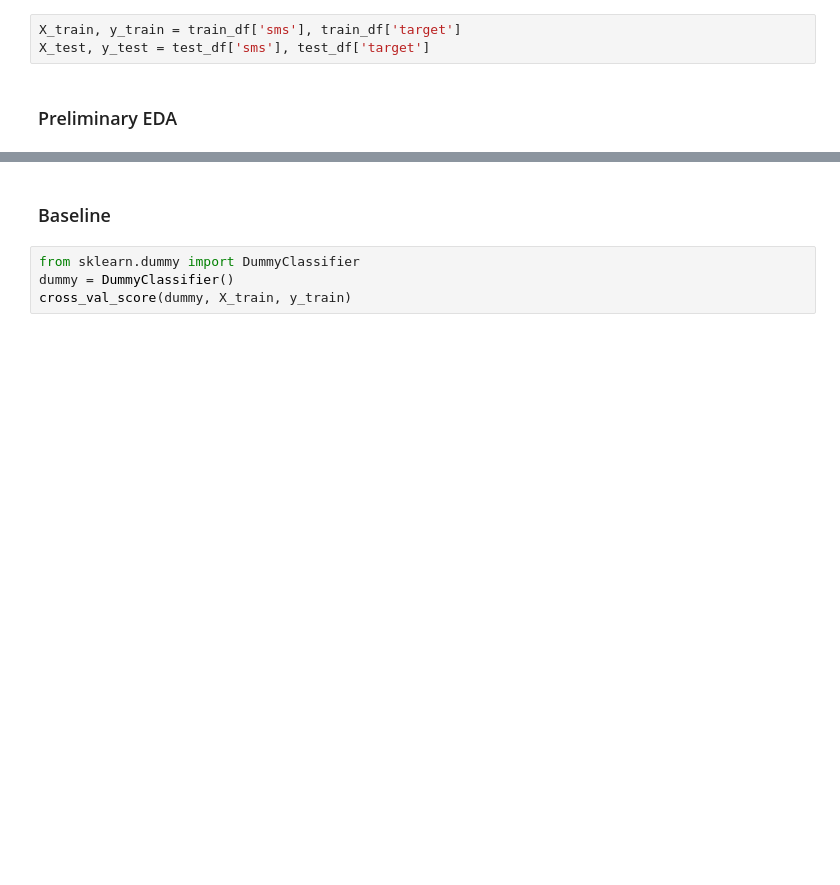
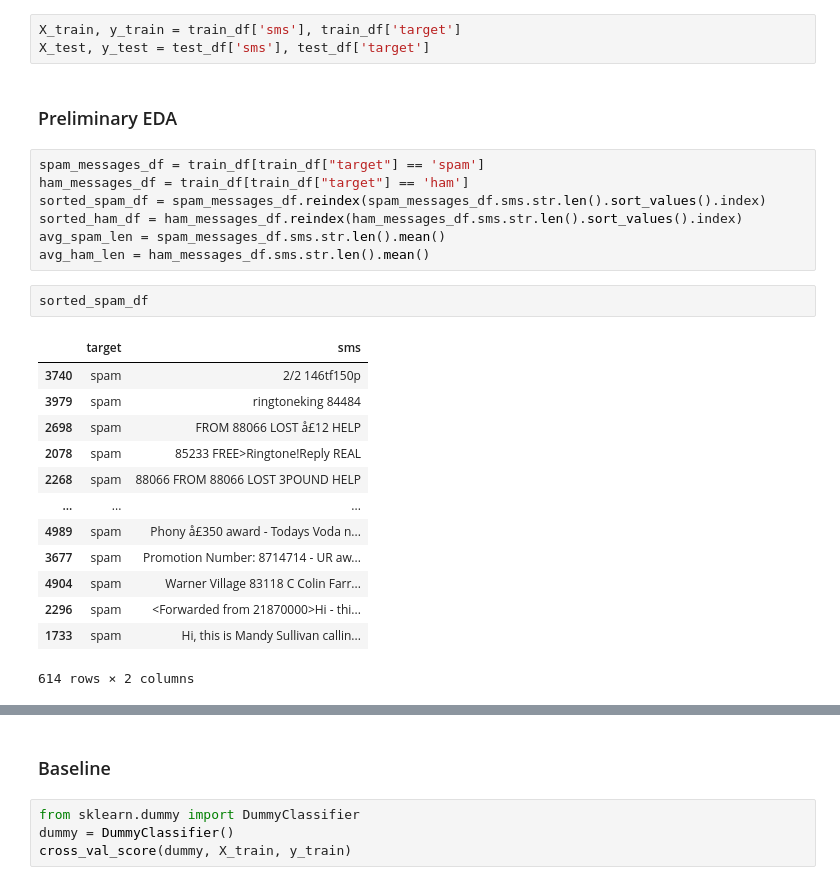
Before and after one commit to UBC-MDS/intro-to-ml-workshop, a Jupyter notebook: modules/03_preprocessing-pipelines.ipynb, the cells around one changed output, grey strips where cells are left out. Cells and saved outputs as stored; diff of their text form; blank space fills up the shorter version.

```diff
--- a/modules/03_preprocessing-pipelines.ipynb
+++ b/modules/03_preprocessing-pipelines.ipynb
@@ -93,3 +93,26 @@ X_train, y_train = train_df['sms'], train_df['target']
 X_test, y_test = test_df['sms'], test_df['target']
 # %% [markdown]
 ### Preliminary EDA
+# %%
+spam_messages_df = train_df[train_df["target"] == 'spam']
+ham_messages_df = train_df[train_df["target"] == 'ham']
+sorted_spam_df = spam_messages_df.reindex(spam_messages_df.sms.str.len().sort_values().index)
+sorted_ham_df = ham_messages_df.reindex(ham_messages_df.sms.str.len().sort_values().index)
+avg_spam_len = spam_messages_df.sms.str.len().mean()
+avg_ham_len = ham_messages_df.sms.str.len().mean()
+# %%
+sorted_spam_df
+# %% [output]
+|  | target | sms |
+| 3740 | spam | 2/2 146tf150p |
+| 3979 | spam | ringtoneking 84484 |
+| 2698 | spam | FROM 88066 LOST å£12 HELP |
+| 2078 | spam | 85233 FREE>Ringtone!Reply REAL |
+| 2268 | spam | 88066 FROM 88066 LOST 3POUND HELP |
+| ... | ... | ... |
+| 4989 | spam | Phony å£350 award - Todays Voda n... |
+| 3677 | spam | Promotion Number: 8714714 - UR aw... |
+| 4904 | spam | Warner Village 83118 C Colin Farr... |
+| 2296 | spam | <Forwarded from 21870000>Hi - thi... |
+| 1733 | spam | Hi, this is Mandy Sullivan callin... |
+614 rows × 2 columns
```
Also changed, not shown: parts of 54 cells of this notebook, 1 other file.
